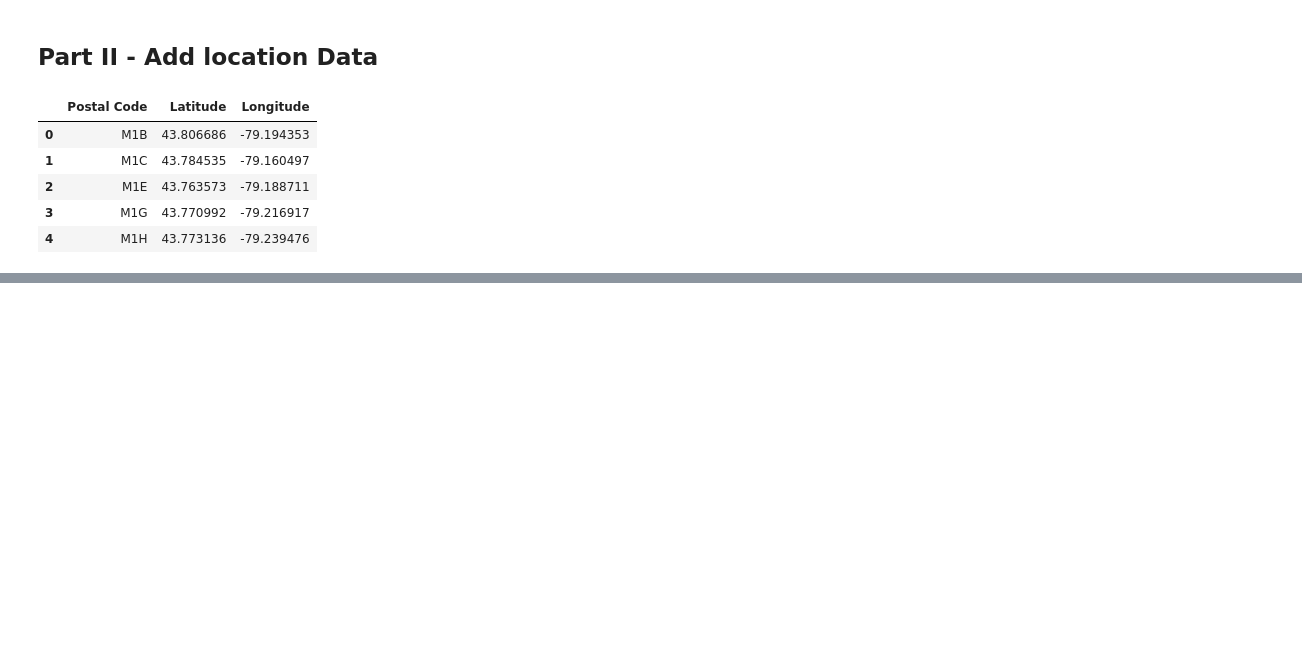
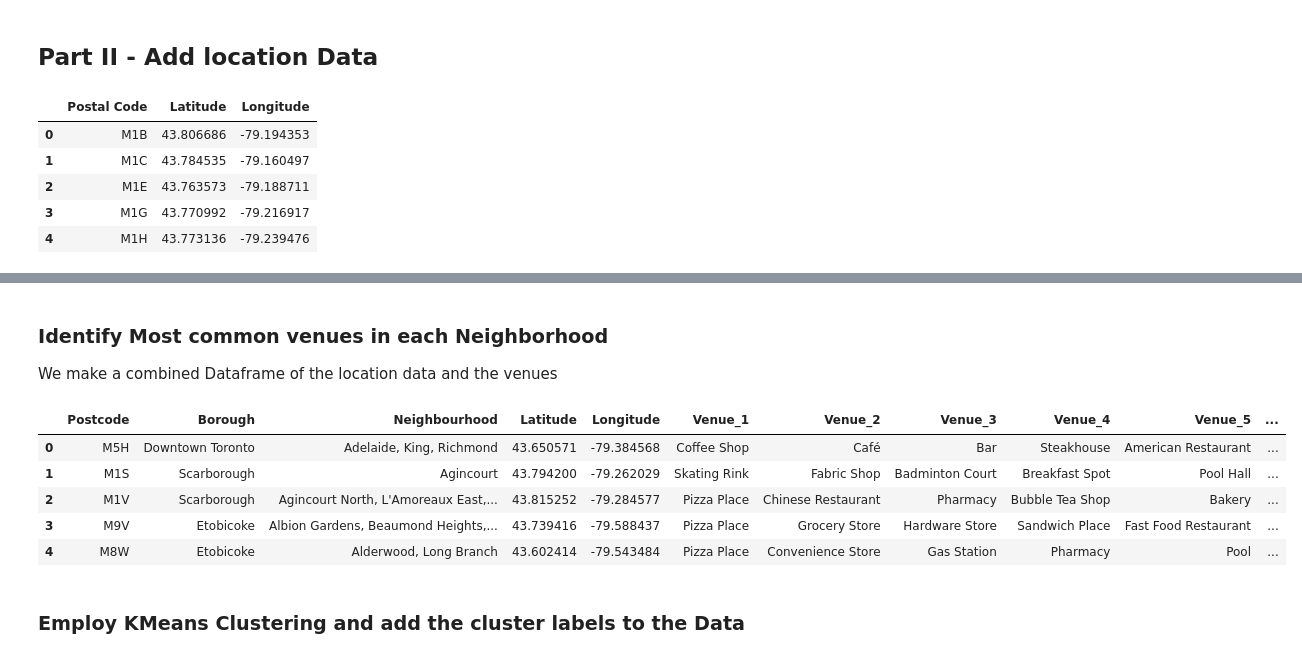
Before and after one commit to gokulmuthiah/Coursera_Capstone, a Jupyter notebook: Data-Preparation.ipynb, the cells around one changed output, grey strips where cells are left out. Saved outputs shown, nothing was run; the diff lists cells and outputs as text; code cells hidden in the pictures; blank space fills up the shorter version.

Commit message:
Data Analysis with Clustering Done

```diff
--- a/Data-Preparation.ipynb
+++ b/Data-Preparation.ipynb
@@ -68,0 +104,28 @@ places.head()
+# %%
+def makeAPICall(lat,long):
+    url="https://api.foursquare.com/v2/venues/""explore?&client_id={}&client_secret={}&ll={},{}&v={}&radius={}&limit={}"\
+    .format(CLIENT_ID,CLIENT_SECRET,lat,long,VERSION,radius,LIMIT)
+    result = requests.get(url).json()
+    return result
+# %%
+from IPython.display import clear_output
+def getVenues(lats,longs,places):
+    venues=[]
+    i=0
+    for lat,lng,place in zip(lats,longs,places):
+        items=makeAPICall(lat,lng)['response']['groups'][0]['items']
+        clear_output()
+        print("Number of Neighborhood Data Obtained:",i)
+        i=i+1
+        for item in items:
+            venues.append([place,
+                           item['venue']['name'],
+                           item['venue']['categories'][0]['name'],
+                           item['venue']['location']["lat"],
+                           item['venue']['location']["lng"],
+                           lat,
+                           lng
+                          ])
+    return pd.DataFrame(data=venues,columns=["Neighborhood","Venue","Category",'Venue_lat','Venue_long',"lat","long"])
+# %%
+venueData=getVenues(places["Latitude"],places["Longitude"],places["Neighbourhood"])
@@ -68,0 +166,6 @@ places.head()
+# %%
+venueClasses=pd.get_dummies(venueData["Category"])
+venueClasses["Neighbourhood"]=venueData["Neighborhood"]
+clusterData=venueClasses.groupby("Neighbourhood").sum()
+X=clusterData.reset_index().drop("Neighbourhood",axis=1)
+X.head()
@@ -68,0 +180,21 @@ places.head()
+# %% [markdown]
+### Identify Most common venues in each Neighborhood
+We make a combined Dataframe of the location data and the venues
+# %%
+tmp=clusterData.T
+tmpDict={}
+for col in tmp.iteritems():
+    tmpDict.update({col[0]:list(col[1].sort_values(ascending=False)[:10].index)})
+cols=["Venue_"+str(i) for i in range(1,11)]
+finData=pd.DataFrame.from_dict(tmpDict,orient='index',columns=cols).reset_index().rename(columns={'index':'Neighbourhood'})
+finData=places.merge(finData,on="Neighbourhood",suffixes=("",""))
+finData.head()
+# %% [output]
+|  | Postcode | Borough | Neighbourhood | Latitude | Longitude | Venue_1 | Venue_2 | Venue_3 | Venue_4 | Venue_5 | ... |
+| 0 | M5H | Downtown Toronto | Adelaide, King, Richmond | 43.650571 | -79.384568 | Coffee Shop | Café | Bar | Steakhouse | American Restaurant | ... |
+| 1 | M1S | Scarborough | Agincourt | 43.794200 | -79.262029 | Skating Rink | Fabric Shop | Badminton Court | Breakfast Spot | Pool Hall | ... |
+| 2 | M1V | Scarborough | Agincourt North, L'Amoreaux East,... | 43.815252 | -79.284577 | Pizza Place | Chinese Restaurant | Pharmacy | Bubble Tea Shop | Bakery | ... |
+| 3 | M9V | Etobicoke | Albion Gardens, Beaumond Heights,... | 43.739416 | -79.588437 | Pizza Place | Grocery Store | Hardware Store | Sandwich Place | Fast Food Restaurant | ... |
+| 4 | M8W | Etobicoke | Alderwood, Long Branch | 43.602414 | -79.543484 | Pizza Place | Convenience Store | Gas Station | Pharmacy | Pool | ... |
+# %% [markdown]
+### Employ KMeans Clustering and add the cluster labels to the Data
```
Also changed, not shown: parts of 20 cells of this notebook.
